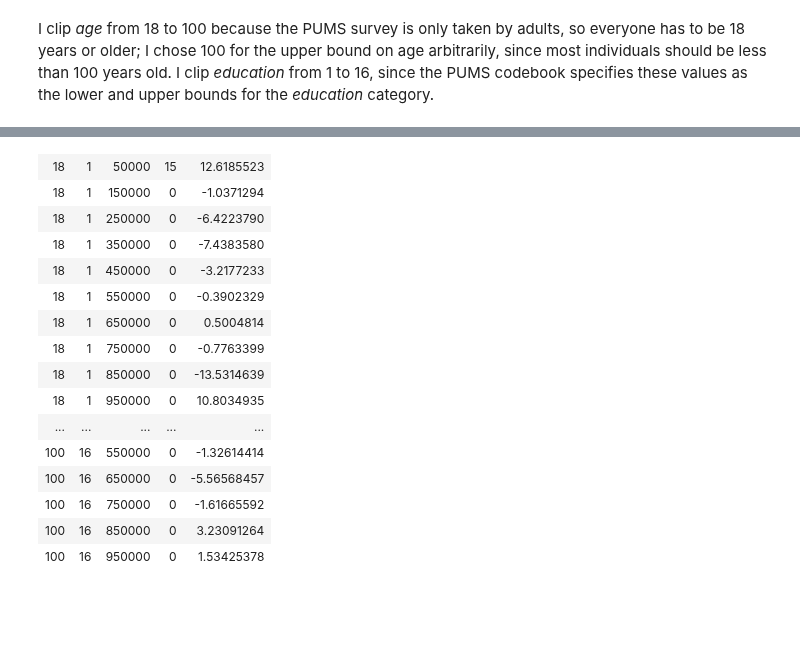
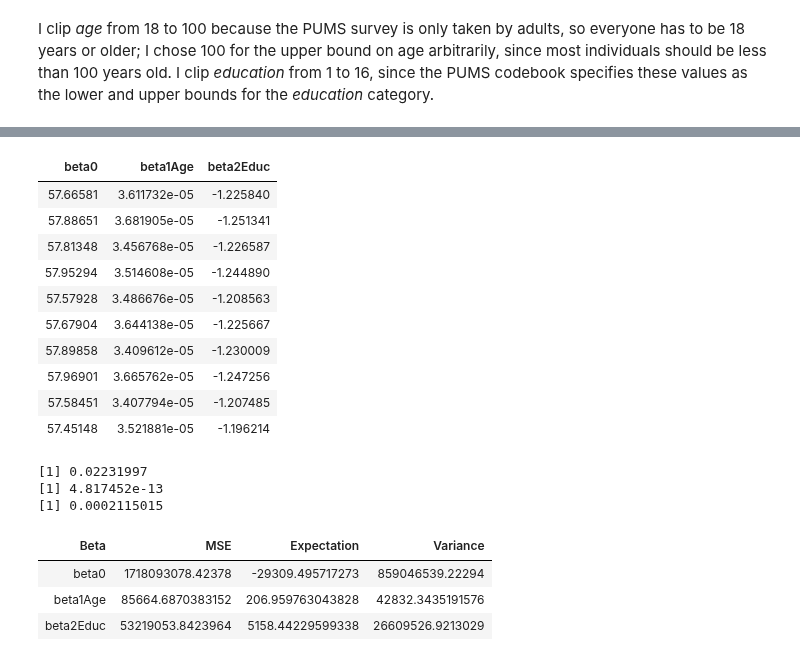
Before and after one commit to bhavenp/cs208, a Jupyter notebook: homework/HW3/HW3_Bhaven_Patel.ipynb, the cells around one changed output, grey strips where cells are left out. Drawn from its saved outputs; the diff is of its cells as text; code cells hidden in the pictures; blank space fills up the shorter version.

Commit message:
saved bootstrapped betas to a file and made MSE function for Problem 3

```diff
--- a/homework/HW3/HW3_Bhaven_Patel.ipynb
+++ b/homework/HW3/HW3_Bhaven_Patel.ipynb
@@ -384,20 +386,0 @@ xnbins: 83
-# %%
-# sum(is.na(xyz_release$release))
-xyz_release$release
-# %% [output]
-| 18 | 1 | 50000 | 15 | 12.6185523 |
-| 18 | 1 | 150000 | 0 | -1.0371294 |
-| 18 | 1 | 250000 | 0 | -6.4223790 |
-| 18 | 1 | 350000 | 0 | -7.4383580 |
-| 18 | 1 | 450000 | 0 | -3.2177233 |
-| 18 | 1 | 550000 | 0 | -0.3902329 |
-| 18 | 1 | 650000 | 0 | 0.5004814 |
-| 18 | 1 | 750000 | 0 | -0.7763399 |
-| 18 | 1 | 850000 | 0 | -13.5314639 |
-| 18 | 1 | 950000 | 0 | 10.8034935 |
-| ... | ... | ... | ... | ... |
-| 100 | 16 | 550000 | 0 | -1.32614414 |
-| 100 | 16 | 650000 | 0 | -5.56568457 |
-| 100 | 16 | 750000 | 0 | -1.61665592 |
-| 100 | 16 | 850000 | 0 | 3.23091264 |
-| 100 | 16 | 950000 | 0 | 1.53425378 |
@@ -403,0 +436,21 @@ xyz_release$release
+# %%
+bootstrappedBetas <- read.csv("./betas_from_bootstraps.csv", header = T);
+bootstrappedBetas[1:10, ]
+print(var(bootstrappedBetas$beta0));
+print(var(bootstrappedBetas$beta1Age));
+print(var(bootstrappedBetas$beta2Educ));
+# %% [output]
+| beta0 | beta1Age | beta2Educ |
+| 57.66581 | 3.611732e-05 | -1.225840 |
+| 57.88651 | 3.681905e-05 | -1.251341 |
+| 57.81348 | 3.456768e-05 | -1.226587 |
+| 57.95294 | 3.514608e-05 | -1.244890 |
+| 57.57928 | 3.486676e-05 | -1.208563 |
+| 57.67904 | 3.644138e-05 | -1.225667 |
+| 57.89858 | 3.409612e-05 | -1.230009 |
+| 57.96901 | 3.665762e-05 | -1.247256 |
+| 57.58451 | 3.407794e-05 | -1.207485 |
+| 57.45148 | 3.521881e-05 | -1.196214 |
+[1] 0.02231997
+[1] 4.817452e-13
+[1] 0.0002115015
@@ -403,0 +494,11 @@ xyz_release$release
+# %%
+trueBetas <- c(trueBeta0, trueBeta1, trueBeta2);
+
+#calculate the MSE, bias, and variance of each Beta
+mseDF <- calcMSE(trueBetas = trueBetas, bootstrappedBetas);
+mseDF
+# %% [output]
+| Beta | MSE | Expectation | Variance |
+| beta0 | 1718093078.42378 | -29309.495717273 | 859046539.22294 |
+| beta1Age | 85664.6870383152 | 206.959763043828 | 42832.3435191576 |
+| beta2Educ | 53219053.8423964 | 5158.44229599338 | 26609526.9213029 |
```
Also changed, not shown: parts of 9 cells of this notebook, 1 other file.
